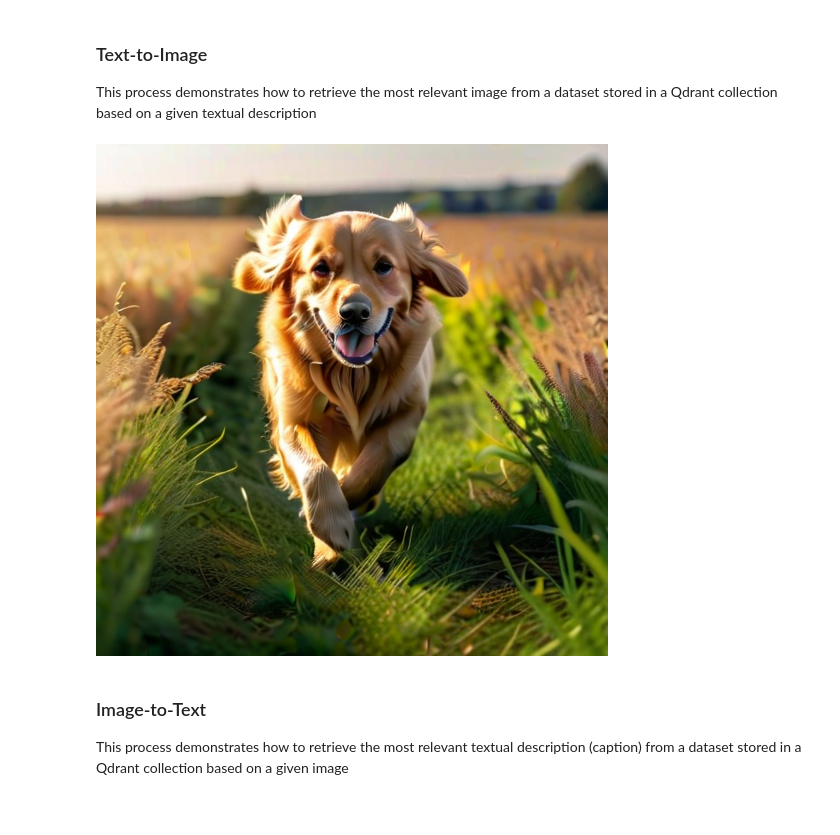
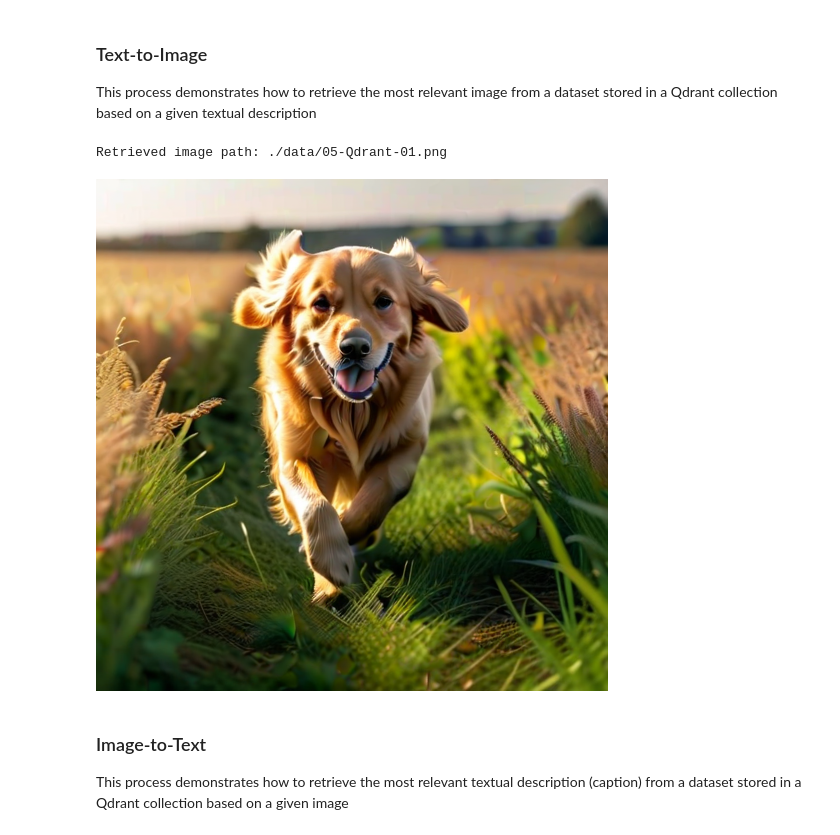
Before and after one commit to LangChain-OpenTutorial/LangChain-OpenTutorial, a Jupyter notebook: 09-VectorStore/05-Qdrant.ipynb, the cells around one changed output. Drawn from its saved outputs; the diff is of its cells as text; code cells hidden in the pictures.

```diff
--- a/09-VectorStore/05-Qdrant.ipynb
+++ b/09-VectorStore/05-Qdrant.ipynb
@@ -623,29 +1068,54 @@ client.upload_points(
 ### Text-to-Image
 
 This process demonstrates how to retrieve the most relevant image from a dataset stored in a Qdrant collection based on a given textual description
-# %%
-from PIL import Image
-
-# Embed the query text
-find_image = text_model.embed(["A running dog"])
-
-# Perform a similarity search in the Qdrant collection
-search_results = client.search(
-    collection_name="text_image",  # The collection to search within
-    query_vector=(
-        "image",
-        list(find_image)[0],
-    ),  # Search among image vectors using the text query's embedding
-    with_payload=[
-        "image"
-    ],  # Retrieve the image path from the payload for the search result
-    limit=1,
-)
-
-# Open and display the retrieved image
-Image.open(search_results[0].payload["image"])
-# %% [output]
-[figure, removed]
+# %%
+from PIL import Image
+from IPython.display import display, Image as IPImage
+
+
+def perform_similarity_search_with_text(client, text_model, query, collection_name):
+    """
+    Perform a similarity search in the Qdrant collection and display the retrieved image.
+
+    Args:
+        client (QdrantClient): The Qdrant client instance.
+        text_model (TextEmbedding): The text embedding model instance.
+        query (str): The text query for similarity search.
+        collection_name (str): The collection name to search within.
+
+    Returns:
+        None
+    """
+    # Embed the query text
+    query_embedding = text_model.embed([query])
+
+    # Perform similarity search
+    search_results = client.search(
+        collection_name=collection_name,
+        query_vector=("image", list(query_embedding)[0]),
+        with_payload=["image"],
+        limit=1,
+    )
+
+    # Display the retrieved image
+    if search_results:
+        image_path = search_results[0].payload["image"]
+        print(f"Retrieved image path: {image_path}")
+        display(IPImage(data=image_path))
+    else:
+        print("No matching image found.")
+# %%
+# Perform similarity search
+query = "A running dog"
+perform_similarity_search_with_text(
+    client,
+    TextEmbedding(model_name="Qdrant/clip-ViT-B-32-text"),
+    query,
+    collection_name,
+)
+# %% [output]
+Retrieved image path: ./data/05-Qdrant-01.png
+[figure, added]
 # %% [markdown]
 ### Image-to-Text
 
```
Also changed, not shown: parts of 92 cells of this notebook.
